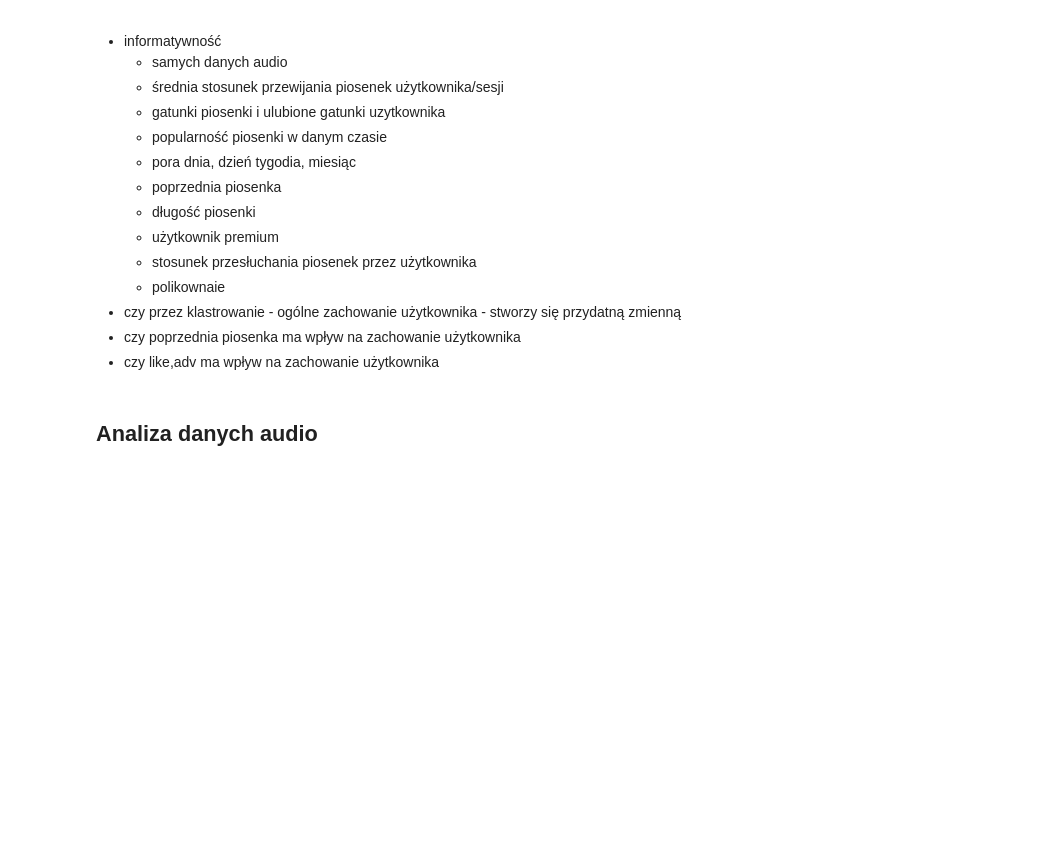
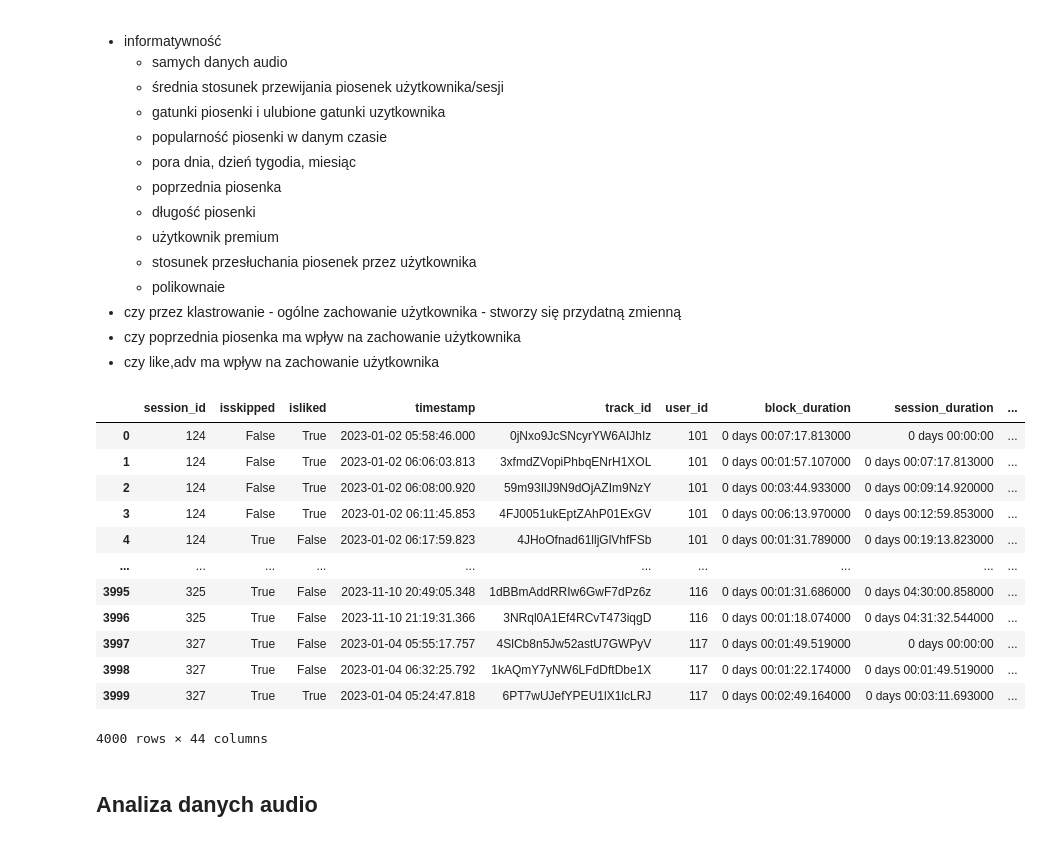
Before and after one commit to dawidkasz/song-skip-predictor, a Jupyter notebook: dokumentacja.ipynb, the cells around one changed output. Saved outputs shown, nothing was run; the diff lists cells and outputs as text; code cells hidden in the pictures; blank space fills up the shorter version.

```diff
--- a/dokumentacja.ipynb
+++ b/dokumentacja.ipynb
@@ -198,21 +199,59 @@ plt.show()
 - czy poprzednia piosenka ma wpływ na zachowanie użytkownika
 - czy like,adv ma wpływ na zachowanie użytkownika
 # %%
-def plot_heat_corr(X: pd.DataFrame, Y: pd.DataFrame):
+from scipy.sparse import csr_matrix, vstack, hstack
+import numpy as np
+from sklearn.metrics.pairwise import cosine_similarity
+from sklearn.decomposition import TruncatedSVD
+
+def plot_heat_corr(X: pd.DataFrame, Y: pd.DataFrame, figsize=(24, 9)):
     corr = X.corrwith(Y).to_frame().T
     corr.index = ['isskipped']
-    f, ax = plt.subplots(figsize=(24, 9))
+    f, ax = plt.subplots(figsize=figsize)
     cmap = sns.diverging_palette(230, 20, as_cmap=True)
     sns.heatmap(corr, cmap=cmap, vmax=.3, center=0,
                 square=True, linewidths=.5, cbar_kws={"shrink": .5})
     ax.set_xticklabels(ax.get_xticklabels(), rotation=0)
 
+
+all_genres = genres.explode().unique()
+
+def genre_similarity(g1, g2):
+    g1_words = set(g1.lower().split())
+    g2_words = set(g2.lower().split())
+    return len(g1_words.intersection(g2_words))/(len(g1_words.union(g2_words)))
+
+def encode_track(track_genres):
+    row_indices, col_indices, data = [], [], []
+    for i, track_genre in enumerate(track_genres):
+        for j, other_genre in enumerate(all_genres):
+            similarity = genre_similarity(track_genre, other_genre)
+            if similarity != 0:
+                row_indices.append(i)
+                col_indices.append(j)
+                data.append(similarity)
+    return csr_matrix(csr_matrix((data, (row_indices, col_indices)), shape=(len(track_genres), len(all_genres))).sum(axis=0))
+
 analyze_df = pd.read_csv('data/result.csv', index_col=0, parse_dates=['timestamp'], converters={
     'block_duration': lambda x: pd.to_timedelta(x),
     'session_duration': lambda x: pd.to_timedelta(x),
     'user_listen_time': lambda x: pd.to_timedelta(x),
-})
+}).head(4000)
 analyze_df
+# %% [output]
+|  | session_id | isskipped | isliked | timestamp | track_id | user_id | block_duration | session_duration | ... |
+| 0 | 124 | False | True | 2023-01-02 05:58:46.000 | 0jNxo9JcSNcyrYW6AIJhIz | 101 | 0 days 00:07:17.813000 | 0 days 00:00:00 | ... |
+| 1 | 124 | False | True | 2023-01-02 06:06:03.813 | 3xfmdZVopiPhbqENrH1XOL | 101 | 0 days 00:01:57.107000 | 0 days 00:07:17.813000 | ... |
+| 2 | 124 | False | True | 2023-01-02 06:08:00.920 | 59m93IlJ9N9dOjAZIm9NzY | 101 | 0 days 00:03:44.933000 | 0 days 00:09:14.920000 | ... |
+| 3 | 124 | False | True | 2023-01-02 06:11:45.853 | 4FJ0051ukEptZAhP01ExGV | 101 | 0 days 00:06:13.970000 | 0 days 00:12:59.853000 | ... |
+| 4 | 124 | True | False | 2023-01-02 06:17:59.823 | 4JHoOfnad61lljGlVhfFSb | 101 | 0 days 00:01:31.789000 | 0 days 00:19:13.823000 | ... |
+| ... | ... | ... | ... | ... | ... | ... | ... | ... | ... |
+| 3995 | 325 | True | False | 2023-11-10 20:49:05.348 | 1dBBmAddRRIw6GwF7dPz6z | 116 | 0 days 00:01:31.686000 | 0 days 04:30:00.858000 | ... |
+| 3996 | 325 | True | False | 2023-11-10 21:19:31.366 | 3NRql0A1Ef4RCvT473iqgD | 116 | 0 days 00:01:18.074000 | 0 days 04:31:32.544000 | ... |
+| 3997 | 327 | True | False | 2023-01-04 05:55:17.757 | 4SlCb8n5Jw52astU7GWPyV | 117 | 0 days 00:01:49.519000 | 0 days 00:00:00 | ... |
+| 3998 | 327 | True | False | 2023-01-04 06:32:25.792 | 1kAQmY7yNW6LFdDftDbe1X | 117 | 0 days 00:01:22.174000 | 0 days 00:01:49.519000 | ... |
+| 3999 | 327 | True | True | 2023-01-04 05:24:47.818 | 6PT7wUJefYPEU1lX1lcLRJ | 117 | 0 days 00:02:49.164000 | 0 days 00:03:11.693000 | ... |
+4000 rows × 44 columns
 # %% [markdown]
 ## Analiza danych audio
 # %%
```
Also changed, not shown: parts of 12 cells of this notebook.
